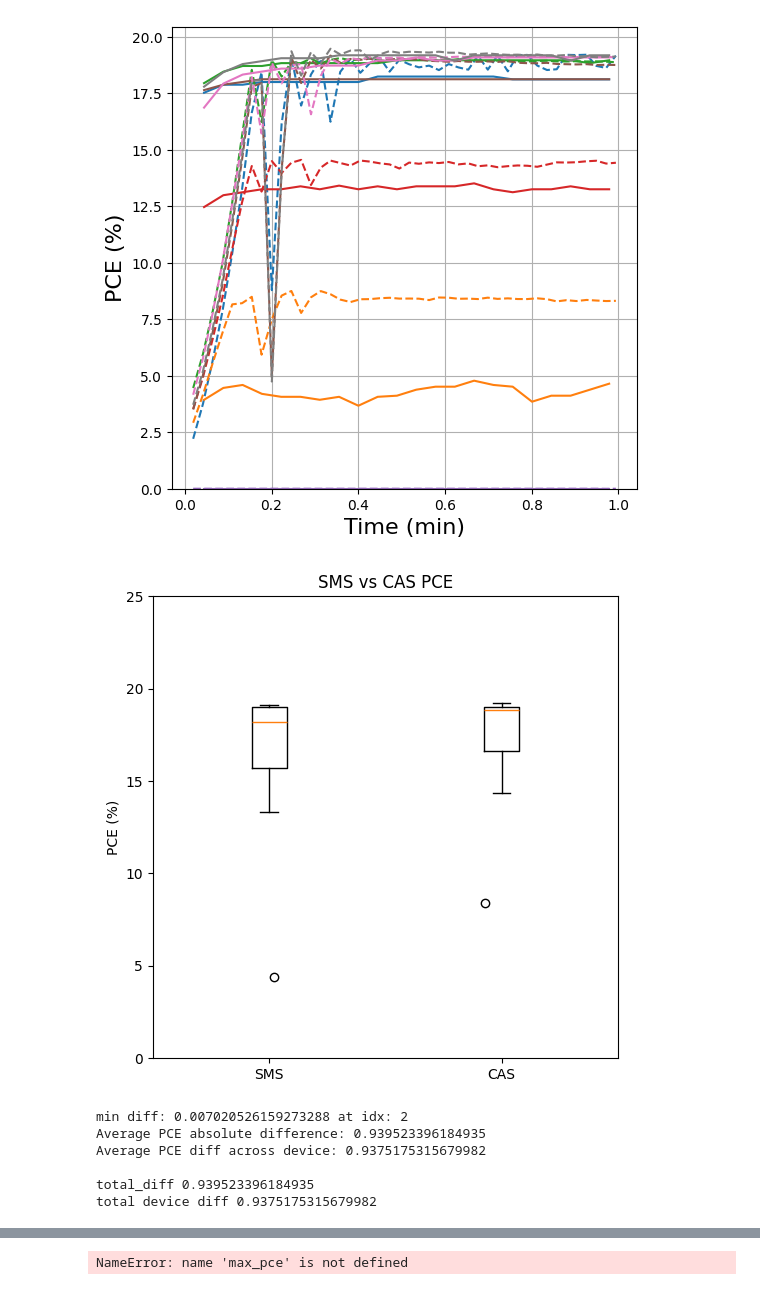
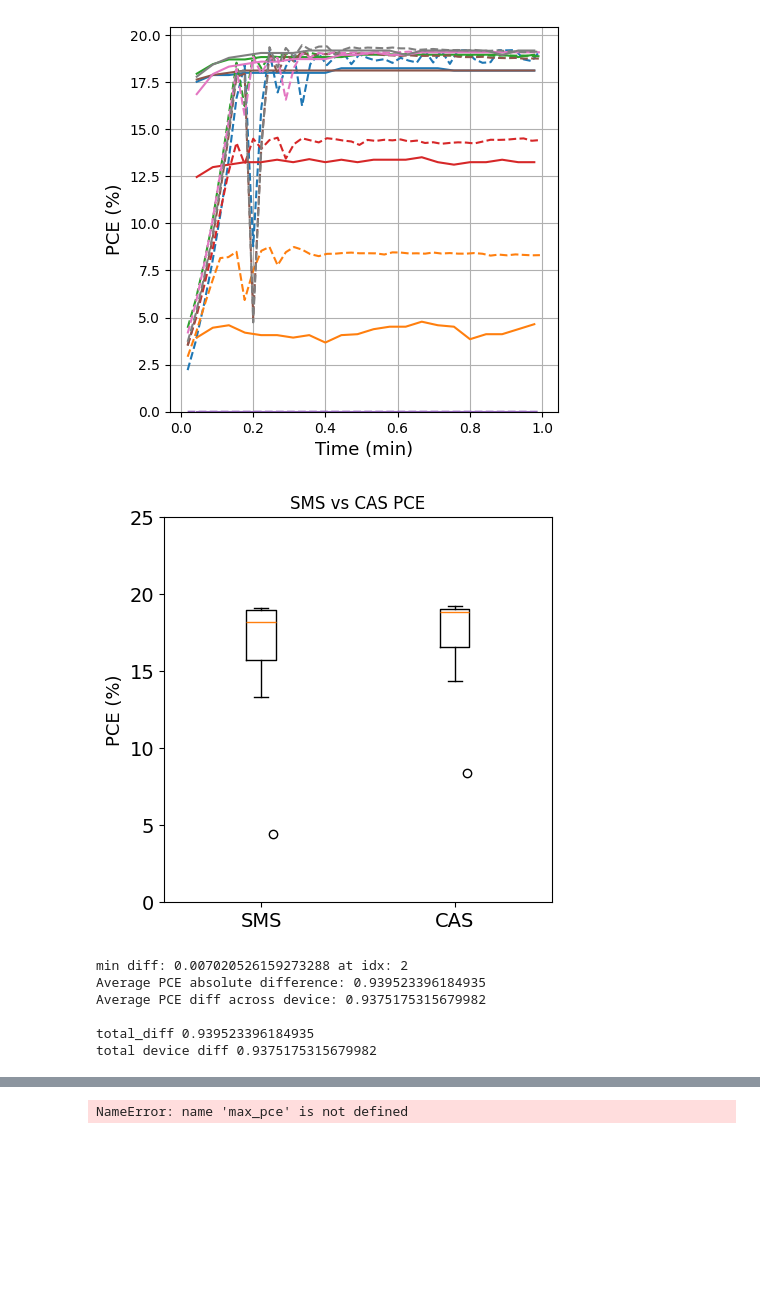
Before and after one commit to AndChen153/Stability-Setup, a Jupyter notebook: Stability-Setup_Python/data_visualization/mppt_compare.ipynb, the cells around one changed output, grey strips where cells are left out. Drawn from its saved outputs; the diff is of its cells as text; code cells hidden in the pictures; blank space fills up the shorter version.

```diff
--- a/Stability-Setup_Python/data_visualization/mppt_compare.ipynb
+++ b/Stability-Setup_Python/data_visualization/mppt_compare.ipynb
@@ -231,11 +231,11 @@ def plot_difference(cas_directory = "", ss_file_path = "", plot_range = [], time
 		top = max(np.max(cas_pce), np.max(data))*1.05
 
 		plt.ylim(bottom = 0, top = top)
-		plt.xlabel(time_label, fontsize=16)
+		plt.xlabel(time_label, fontsize=13)
 		plt.grid()
 		colors = plt.rcParams['axes.prop_cycle'].by_key()['color']
 
-		plt.ylabel('PCE (%)', fontsize=16)
+		plt.ylabel('PCE (%)', fontsize=13)
 		# plt.subplots_adjust(left=0.086,
 		# 					bottom=0.06,
 		# 					right=0.844,
@@ -310,6 +310,7 @@ def plot_difference(cas_directory = "", ss_file_path = "", plot_range = [], time
 		stats = boxplot_stats(box_plot)
 		fig, ax = plt.subplots(figsize=plot_size)
 		bp = ax.boxplot(box_plot, flierprops=dict(marker='o', markersize=0))
+		ax.tick_params(axis='both', which='major', labelsize=14)
 		ax.set_ylim(0, 25)
 
 		for i, stat in enumerate(stats, start=1):
@@ -323,7 +324,7 @@ def plot_difference(cas_directory = "", ss_file_path = "", plot_range = [], time
 		# Label the x-axis
 		ax.set_xticks([1, 2])
 		ax.set_title("SMS vs CAS PCE")
-		ax.set_ylabel("PCE (%)")
+		ax.set_ylabel("PCE (%)", fontsize=13)
 		ax.set_xticklabels(labels)
 		plt.savefig(
 			"Comparison_PCE_BoxPlot.png",         # output filename (extension defines format)
@@ -401,35 +402,35 @@ for cas, ss_file in zip(cas_files, sms_files):
 		try:
 			printouts.append([np.min(abs_diff), np.argmin(abs_diff), np.mean(abs_diff), device_diff])
 
 		except:
 			pass
 
 average_sms = np.asarray(average_sms)
 average_cas = np.asarray(average_cas)
 average_diff = average_sms - average_cas
 
 
 # # Print stats for each label
 # for label, stat in zip(labels, stats):
 #     print(f"--- {label} ---")
 #     print(f"Min: {stat['whislo']}")
 #     print(f"Q1 : {stat['q1']}")
 #     print(f"Med: {stat['med']}")
 #     print(f"Q3 : {stat['q3']}")
 #     print(f"Max: {stat['whishi']}")
 #     print(f"Outliers: {stat['fliers']}")
 #     print()
 
 for printout in printouts:
 	print(f"min diff: {printout[0]} at idx: {printout[1]}")  # or arr.min()
 	print(f"Average PCE absolute difference: {printout[2]}")
 	print(f"Average PCE diff across device: {printout[3]}")
 	print()
 print(f"total_diff {np.mean(all_diff)}")
 print(f"total device diff {np.mean(average_diff_device)}")
 # %% [output]
-[figure, old version]
+[figure, new version]
-[figure, old version]
+[figure, new version]
 min diff: 0.007020526159273288 at idx: 2
 Average PCE absolute difference: 0.939523396184935
 Average PCE diff across device: 0.9375175315679982
```
Also changed, not shown: parts of 2 cells of this notebook, 9 other files.
